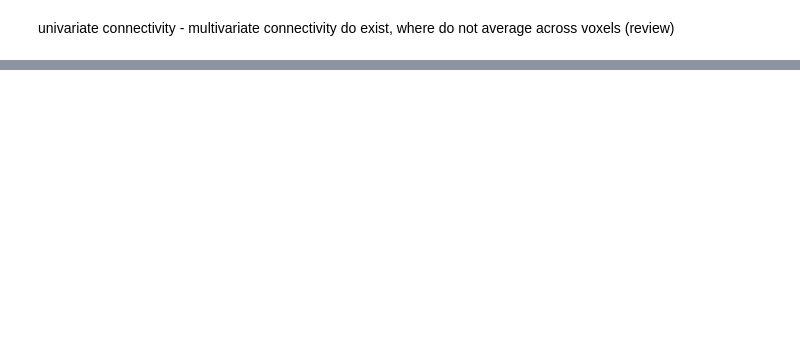
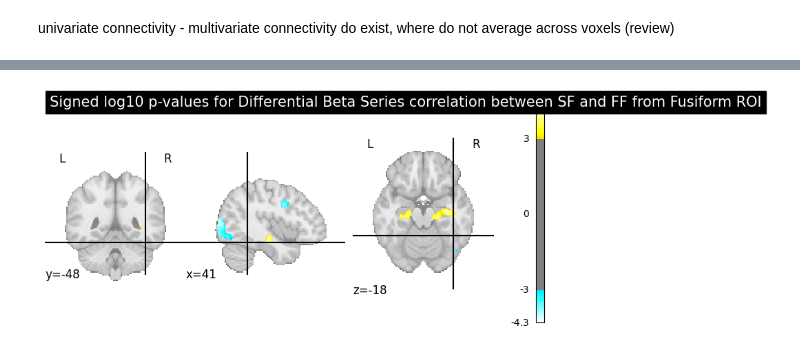
Before and after one commit to mabdelhack/ISN2025, a Jupyter notebook: Notebooks/nb09_fcon.ipynb, the cells around one changed output, grey strips where cells are left out. Saved outputs shown, nothing was run; the diff lists cells and outputs as text; code cells hidden in the pictures; blank space fills up the shorter version.

```diff
--- a/Notebooks/nb09_fcon.ipynb
+++ b/Notebooks/nb09_fcon.ipynb
@@ -215,8 +200,0 @@ other_conditions = [val for val in conditions if val not in conditions_of_intere
-# %%
-lsa_events = []
-for run, events_file in enumerate(events_files):
-    events_df = pd.read_table(events_file)
-    events_df = events_df.drop(columns = ['button_pushed', 'stim_file', 'trigger', 'circle_duration', 'response_time'])
-    lsa_events.append(events_df)
-
-print(lsa_events[0])
@@ -523,0 +205,11 @@ nl.plotting.view_img_on_surf(score_img, threshold=0,cmap='bwr',symmetric_cmap=Tr
+# %%
+brain_masker = NiftiMasker(smoothing_fwhm=10)
+
+brain_data_per_run = []
+for run in range(len(img_4d_fname)):
+    print(img_4d_fname[run])
+    brain_data = brain_masker.fit_transform(img_4d_fname[run])
+    brain_data_per_run.append(brain_data)
+
+brain_data = np.concatenate(brain_data_per_run, axis=0)
+print(brain_data.shape)
@@ -523,0 +227,28 @@ nl.plotting.view_img_on_surf(score_img, threshold=0,cmap='bwr',symmetric_cmap=Tr
+# %%
+indices = trials_per_condition[0] # conditions[0]
+brain_corrs_con1 = np.dot(fusi_data[indices].T, brain_data[indices,])  # Pearson correlation proportional to dot product
+brain_corrs_con1 = brain_corrs_con1 / (np.linalg.norm(fusi_data[indices]) * np.linalg.norm(brain_data[indices,], axis=0))
+#brain_corrs_con1 = np.arctanh(brain_corrs_con1) # Fisher Transform R value to Z value
+
+indices = trials_per_condition[1] # conditions[1]
+brain_corrs_con2 = np.dot(fusi_data[indices].T, brain_data[indices,])  # Pearson correlation proportional to dot product
+brain_corrs_con2 = brain_corrs_con2 / (np.linalg.norm(fusi_data[indices]) * np.linalg.norm(brain_data[indices,], axis=0))
+#brain_corrs_con2 = np.arctanh(brain_corrs_con2) # Fisher Transform R value to Z value
+# %%
+Rval_dif_data = brain_corrs_con1 - brain_corrs_con2
+
+# Determine p-value from same null used above - not strictly correct since assumes null from amygdala ROI same for all voxels
+pval = np.empty([len(Rval_dif_data)])
+for v in range(len(Rval_dif_data)):
+    pval[v] = (np.sum(np.abs(Rval_dif_perm) >= np.abs(Rval_dif_data[v])) + 1) / (2*num_rand + 1)
+#print(np.min(pval),np.max(pval))
+
+sval = np.sign(Rval_dif_data)
+pval = sval * -np.log10(pval)
+# %%
+brain_diff_con_img = brain_masker.inverse_transform(pval)
+fusi_coords = (41.5, -48.5, -18.5) # from nb06
+display = plotting.plot_stat_map(brain_diff_con_img, cut_coords=fusi_coords, threshold = -np.log10(0.001),
+    title="Signed log10 p-values for Differential Beta Series correlation between " + conditions[0] + " and " + conditions[1] + " from Fusiform ROI")
+# %% [output]
+[figure, added]
```
Also changed, not shown: parts of 53 cells of this notebook, 1 other file.
